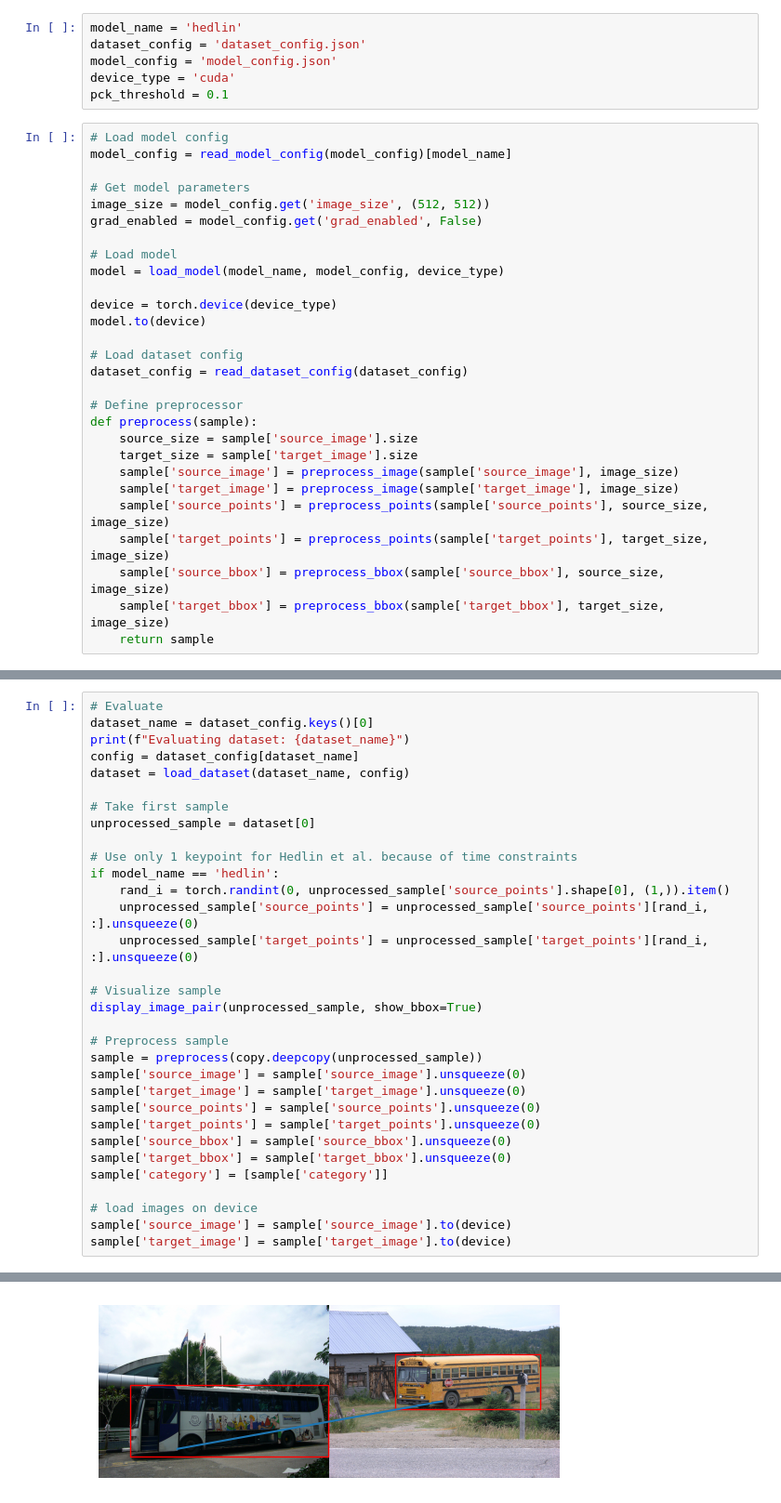
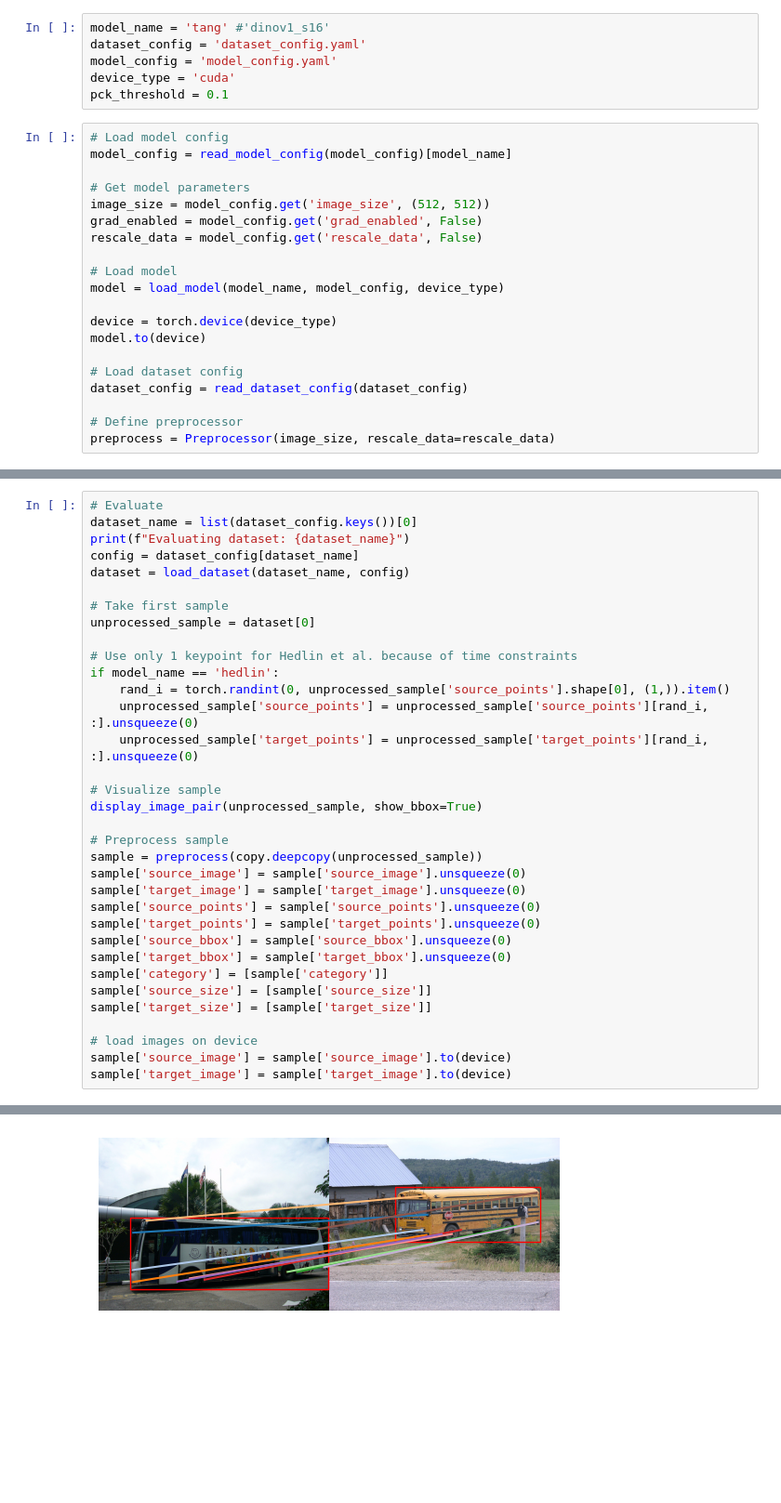
Before and after one commit to FrankFundel/DistillDIFT, a Jupyter notebook: eval_demo.ipynb, the cells around one changed output, grey strips where cells are left out. Shown at 93% size. Cells and saved outputs as stored; diff of their text form; blank space fills up the shorter version.

```diff
--- a/eval_demo.ipynb
+++ b/eval_demo.ipynb
@@ -12,7 +15,7 @@ from utils.correspondence import preprocess_image, preprocess_points, preprocess
 # %%
-model_name = 'hedlin'
-dataset_config = 'dataset_config.json'
-model_config = 'model_config.json'
+model_name = 'tang' #'dinov1_s16'
+dataset_config = 'dataset_config.yaml'
+model_config = 'model_config.yaml'
 device_type = 'cuda'
 pck_threshold = 0.1
 # %%
@@ -22,6 +25,7 @@ model_config = read_model_config(model_config)[model_name]
 # Get model parameters
 image_size = model_config.get('image_size', (512, 512))
 grad_enabled = model_config.get('grad_enabled', False)
+rescale_data = model_config.get('rescale_data', False)
 
 # Load model
 model = load_model(model_name, model_config, device_type)
@@ -33,13 +37,4 @@ model.to(device)
 dataset_config = read_dataset_config(dataset_config)
 
 # Define preprocessor
-def preprocess(sample):
-    source_size = sample['source_image'].size
-    target_size = sample['target_image'].size
-    sample['source_image'] = preprocess_image(sample['source_image'], image_size)
-    sample['target_image'] = preprocess_image(sample['target_image'], image_size)
-    sample['source_points'] = preprocess_points(sample['source_points'], source_size, image_size)
-    sample['target_points'] = preprocess_points(sample['target_points'], target_size, image_size)
-    sample['source_bbox'] = preprocess_bbox(sample['source_bbox'], source_size, image_size)
-    sample['target_bbox'] = preprocess_bbox(sample['target_bbox'], target_size, image_size)
-    return sample
+preprocess = Preprocessor(image_size, rescale_data=rescale_data)
@@ -51,38 +41,40 @@ The config attributes {'scaling_factor': 0.18215} were passed to AutoencoderKL,
 # %%
 # Evaluate
-dataset_name = dataset_config.keys()[0]
+dataset_name = list(dataset_config.keys())[0]
 print(f"Evaluating dataset: {dataset_name}")
 config = dataset_config[dataset_name]
 dataset = load_dataset(dataset_name, config)
 
 # Take first sample
 unprocessed_sample = dataset[0]
 
 # Use only 1 keypoint for Hedlin et al. because of time constraints
 if model_name == 'hedlin':
     rand_i = torch.randint(0, unprocessed_sample['source_points'].shape[0], (1,)).item()
     unprocessed_sample['source_points'] = unprocessed_sample['source_points'][rand_i, :].unsqueeze(0)
     unprocessed_sample['target_points'] = unprocessed_sample['target_points'][rand_i, :].unsqueeze(0)
 
 # Visualize sample
 display_image_pair(unprocessed_sample, show_bbox=True)
 
 # Preprocess sample
 sample = preprocess(copy.deepcopy(unprocessed_sample))
 sample['source_image'] = sample['source_image'].unsqueeze(0)
 sample['target_image'] = sample['target_image'].unsqueeze(0)
 sample['source_points'] = sample['source_points'].unsqueeze(0)
 sample['target_points'] = sample['target_points'].unsqueeze(0)
 sample['source_bbox'] = sample['source_bbox'].unsqueeze(0)
 sample['target_bbox'] = sample['target_bbox'].unsqueeze(0)
 sample['category'] = [sample['category']]
+sample['source_size'] = [sample['source_size']]
+sample['target_size'] = [sample['target_size']]
 
 # load images on device
 sample['source_image'] = sample['source_image'].to(device)
 sample['target_image'] = sample['target_image'].to(device)
 # %% [output]
 Evaluating dataset: SPair-71k
-[figure, old version]
+[figure, new version]
 # %%
 # run through model
 with torch.set_grad_enabled(grad_enabled):
```
Also changed, not shown: parts of 6 cells of this notebook, 11 other files.
